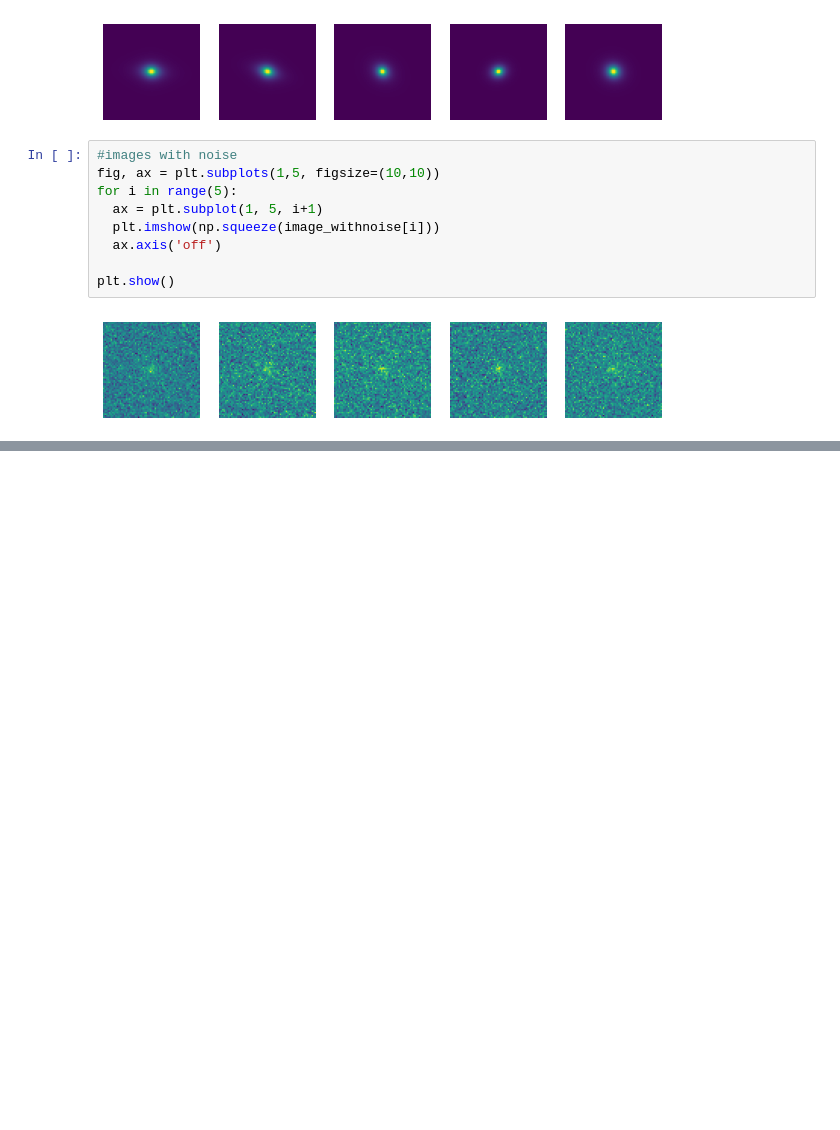
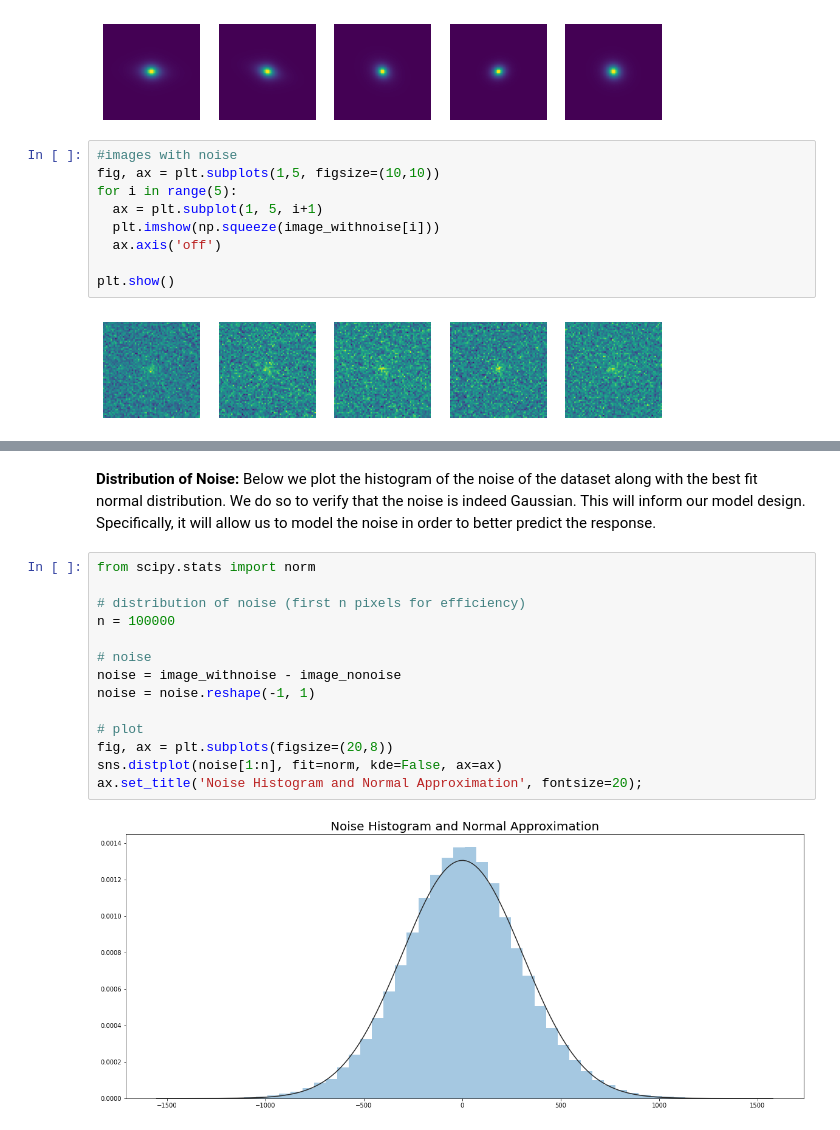
Before and after one commit to asanneh/CS109B_Final_Project_Group_35, a Jupyter notebook: CS109B_Final_Project_Group_35.ipynb, the cells around one changed output, grey strips where cells are left out. Cells and saved outputs as stored; diff of their text form; blank space fills up the shorter version.

```diff
--- a/CS109B_Final_Project_Group_35.ipynb
+++ b/CS109B_Final_Project_Group_35.ipynb
@@ -117,0 +108,18 @@ cat.max(), cat.min()
+# %% [markdown]
+**Distribution of Noise:** Below we plot the histogram of the noise of the dataset along with the best fit normal distribution. We do so to verify that the noise is indeed Gaussian. This will inform our model design. Specifically, it will allow us to model the noise in order to better predict the response.
+# %%
+from scipy.stats import norm
+
+# distribution of noise (first n pixels for efficiency)
+n = 100000
+
+# noise
+noise = image_withnoise - image_nonoise
+noise = noise.reshape(-1, 1)
+
+# plot
+fig, ax = plt.subplots(figsize=(20,8))
+sns.distplot(noise[1:n], fit=norm, kde=False, ax=ax)
+ax.set_title('Noise Histogram and Normal Approximation', fontsize=20);
+# %% [output]
+[figure, added]
```
Also changed, not shown: parts of 5 cells of this notebook.
